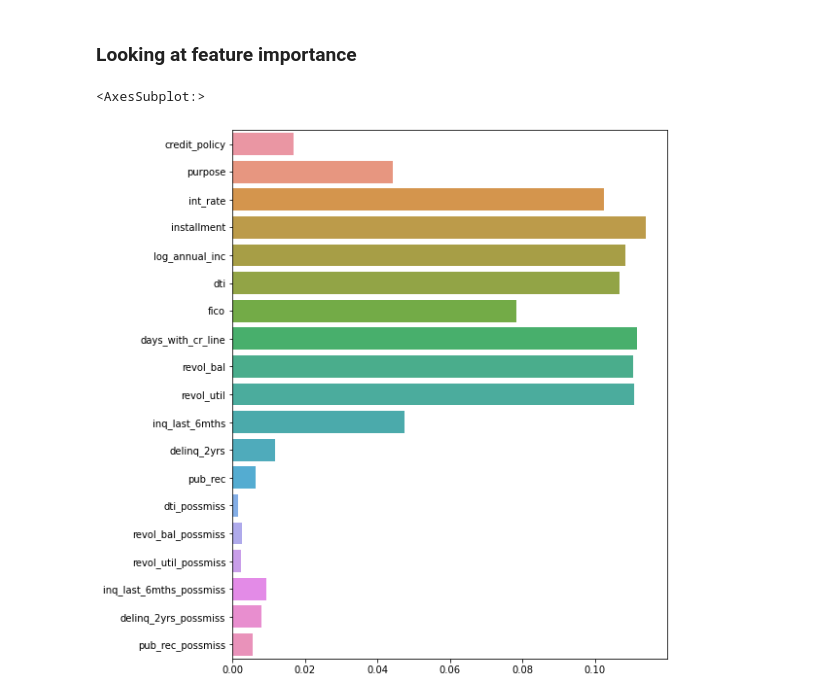
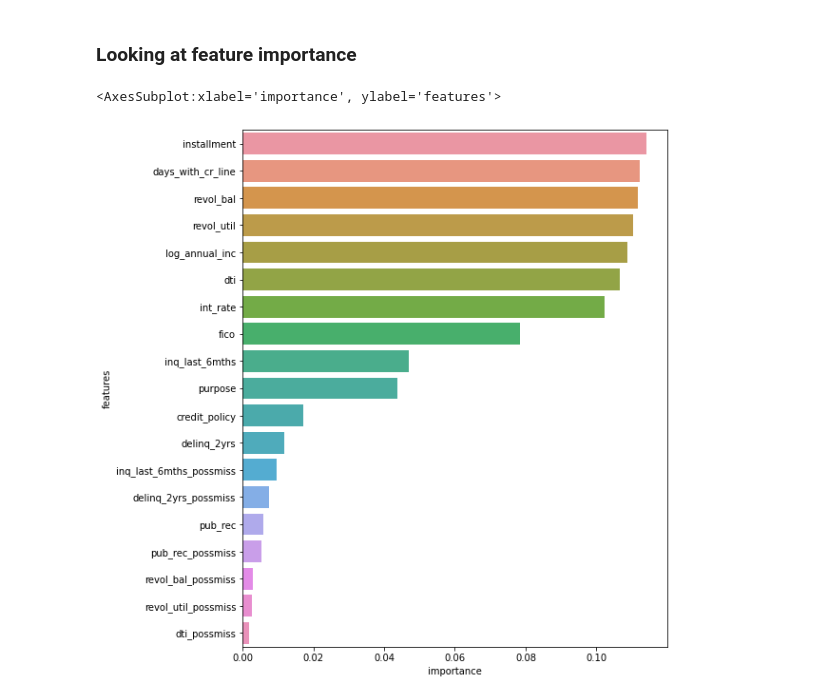
Before and after one commit to mathisme/ThinkfulSLCap, a Jupyter notebook: Capstone.ipynb, the cells around one changed output. Saved outputs shown, nothing was run; the diff lists cells and outputs as text; code cells hidden in the pictures.

```diff
--- a/Capstone.ipynb
+++ b/Capstone.ipynb
@@ -657,8 +658,10 @@ As can be seen with the base model of KNN, imbalance is causing the model to mos
 # %% [markdown]
 ### Looking at feature importance
 # %%
+fi = pd.DataFrame({'features':X.columns,'importance':rf1.feature_importances_})
+fi.sort_values(by='importance',ascending=False,inplace=True)
 f = plt.figure(figsize=(8,10))
-sns.barplot(y=X.columns, x=rf1.feature_importances_)
+sns.barplot(y='features', x='importance', data=fi)
 # %% [output]
-<AxesSubplot:>
+<AxesSubplot:xlabel='importance', ylabel='features'>
-[figure, old version]
+[figure, new version]
```
Also changed, not shown: parts of 26 cells of this notebook.
